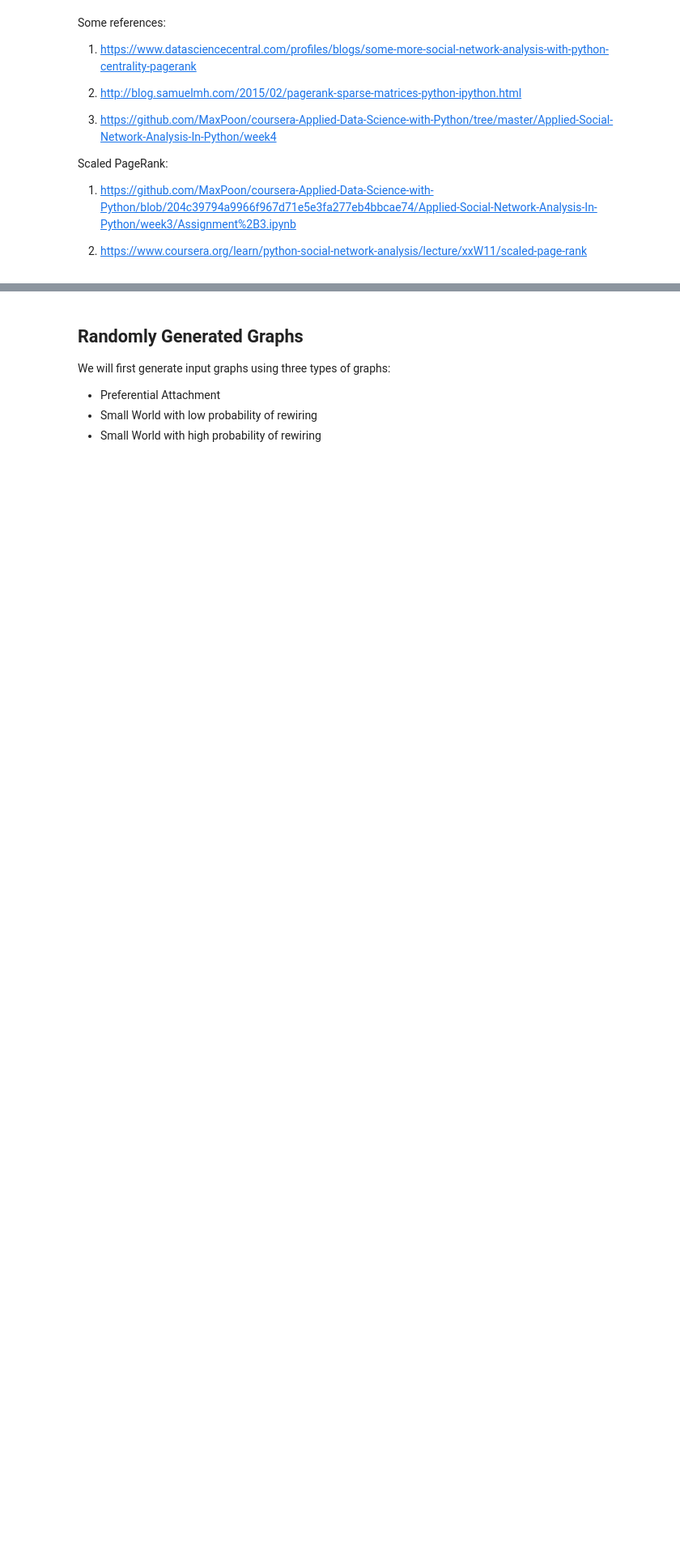
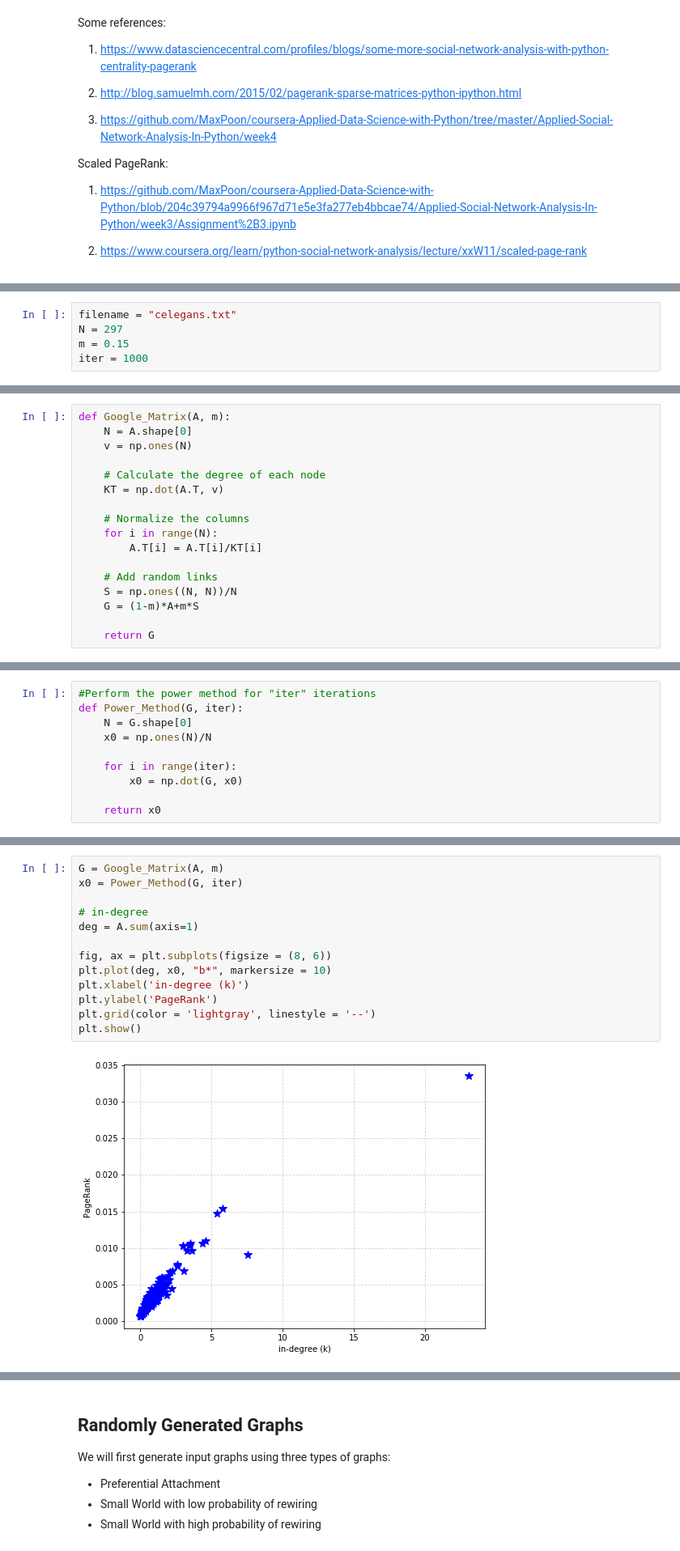
Before and after one commit to Richard-Hendricks/UIUC-Fall-2017, a Jupyter notebook: IE_532/Project/yiming1.0.ipynb, the cells around one changed output, grey strips where cells are left out. Shown at 81% size. Cells and saved outputs as stored; diff of their text form; blank space fills up the shorter version.

```diff
--- a/IE_532/Project/yiming1.0.ipynb
+++ b/IE_532/Project/yiming1.0.ipynb
@@ -12,0 +28,5 @@ Scaled PageRank:
+# %%
+filename = "celegans.txt"
+N = 297
+m = 0.15
+iter = 1000
@@ -12,0 +47,17 @@ Scaled PageRank:
+# %%
+def Google_Matrix(A, m):
+    N = A.shape[0]
+    v = np.ones(N)
+
+    # Calculate the degree of each node
+    KT = np.dot(A.T, v)
+
+    # Normalize the columns
+    for i in range(N):
+        A.T[i] = A.T[i]/KT[i]
+
+    # Add random links
+    S = np.ones((N, N))/N
+    G = (1-m)*A+m*S
+
+    return G
@@ -12,0 +66,10 @@ Scaled PageRank:
+# %%
+#Perform the power method for "iter" iterations
+def Power_Method(G, iter):
+    N = G.shape[0]
+    x0 = np.ones(N)/N
+
+    for i in range(iter):
+        x0 = np.dot(G, x0)
+
+    return x0
@@ -12,0 +78,15 @@ Scaled PageRank:
+# %%
+G = Google_Matrix(A, m)
+x0 = Power_Method(G, iter)
+
+# in-degree
+deg = A.sum(axis=1)
+
+fig, ax = plt.subplots(figsize = (8, 6))
+plt.plot(deg, x0, "b*", markersize = 10)
+plt.xlabel('in-degree (k)')
+plt.ylabel('PageRank')
+plt.grid(color = 'lightgray', linestyle = '--')
+plt.show()
+# %% [output]
+[figure, added]
```
Also changed, not shown: parts of 9 cells of this notebook.
